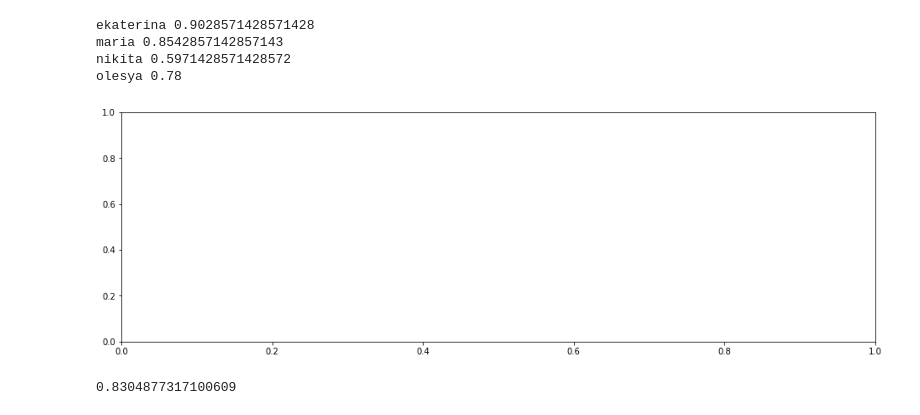
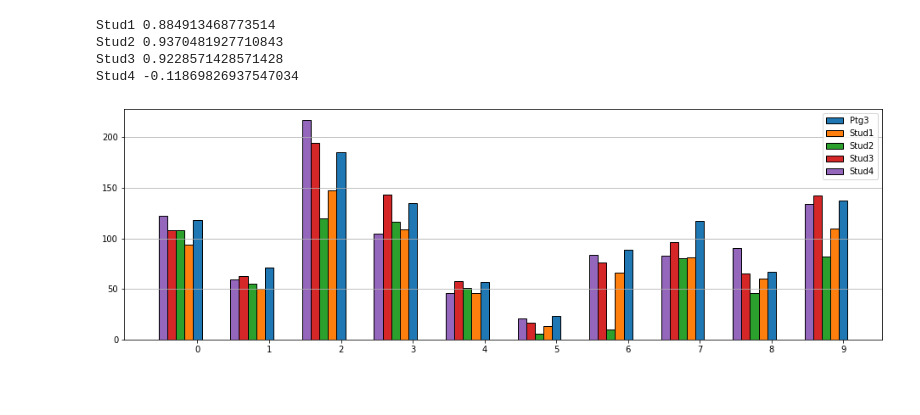
Before and after one commit to ispras/endometrium-dataset-analysis, a Jupyter notebook: notebooks/agreement.ipynb, the cells around one changed output. Drawn from its saved outputs; the diff is of its cells as text; code cells hidden in the pictures; blank space fills up the shorter version.

```diff
--- a/notebooks/agreement.ipynb
+++ b/notebooks/agreement.ipynb
@@ -37,7 +64,7 @@ else:
 # %%
 similarity = OKSimilarity(scale=7.36)
 # %%
-experts = ['alexandra', 'tatyana', 'konstantin']
+experts = ['Ptg3', 'Stud1', 'Stud2', 'Stud3', 'Stud4']
 # %%
 relaibility_matrix = compose_batch_relaibility_matrix(
     keypoints,
@@ -55,6 +92,6 @@ krippendorff.alpha(relaibility_matrix, level_of_measurement="nominal")
 # %%
-base_experts = [  "tatyana"]
-for student in ["ekaterina", "maria", "nikita", "olesya"]:
+base_experts = [  "Ptg3"]
+for student in ['Stud1', 'Stud2', 'Stud3', 'Stud4']:
     experts = base_experts + [student]
     relaibility_matrix = compose_batch_relaibility_matrix(
         keypoints,
@@ -75,5 +116,5 @@ olesya 0.830132492925135
 # %%
-experts = [ "alexandra", "tatyana", 'konstantin', "ekaterina", "maria", "nikita", "olesya"]
+experts = ['Ptg3', 'Stud1', 'Stud2', 'Stud3', 'Stud4']
 # %%
 num_images = 10
 keypoints_nums = np.zeros((len(experts), num_images))
@@ -88,7 +137,7 @@ krippendorff.alpha(reliability_data=keypoints_nums, level_of_measurement="ordina
 # %%
 num_images = 10
-base_experts = [  "tatyana"]
-for student in ["ekaterina", "maria", "nikita", "olesya"]:
+base_experts = [ "Ptg3"]
+for student in ['Stud1', 'Stud2', 'Stud3', 'Stud4']:
     experts = base_experts + [student]
 
     keypoints_nums = np.zeros((len(experts), num_images))
@@ -99,31 +148,27 @@ for student in ["ekaterina", "maria", "nikita", "olesya"]:
     alpha = krippendorff.alpha(reliability_data=keypoints_nums, level_of_measurement="ordinal")
     print(student, alpha)
 # %% [output]
-ekaterina 0.9028571428571428
-maria 0.8542857142857143
-nikita 0.5971428571428572
-olesya 0.78
+Stud1 0.884913468773514
+Stud2 0.9370481927710843
+Stud3 0.9228571428571428
+Stud4 -0.11869826937547034
 # %%
-experts = [ "alexandra", "tatyana", 'konstantin', "ekaterina", "maria", "nikita", "olesya"]
+experts = ['Ptg3', 'Stud1', 'Stud2', 'Stud3', 'Stud4']
 
-# experts = [ "alexandra", "tatyana", 'konstantin']
-# fig, ax = plt.subplots(1, figsize=(16,5))
 
-# keypoints_nums = np.zeros((len(experts), num_images))
+fig, ax = plt.subplots(1, figsize=(16,5))
 
-# for expert_i, expert in enumerate(experts):
-#     keypoints_num_expert = [len(keypoints[expert].from_image(image_i)) for image_i in range(num_images)]
-#     keypoints_nums[expert_i] = np.array(keypoints_num_expert)
+keypoints_nums = np.zeros((len(experts), num_images))
 
-# x = np.arange(10)
-# for idx in range(len(experts)):
-#     ax.set_xticks(np.arange(10))
-#     ax.bar(x - idx*0.12 , keypoints_nums[idx], width=0.12 , align='center', edgecolor='black', zorder=1)
-#     ax.legend(experts)
-#     ax.grid(b=True,axis="y", zorder=2)
+for expert_i, expert in enumerate(experts):
+    keypoints_num_expert = [len(keypoints[expert].from_image(image_i)) for image_i in range(num_images)]
+    keypoints_nums[expert_i] = np.array(keypoints_num_expert)
+
+x = np.arange(10)
+for idx in range(len(experts)):
+    ax.set_xticks(np.arange(10))
+    ax.bar(x - idx*0.12 , keypoints_nums[idx], width=0.12 , align='center', edgecolor='black', zorder=1)
+    ax.legend(experts)
+    ax.grid(b=True,axis="y", zorder=2)
 # %% [output]
-[figure, old version]
+[figure, new version]
-# %%
-krippendorff.alpha(reliability_data=keypoints_nums, level_of_measurement="ordinal")
-# %% [output]
-0.8304877317100609
```
Also changed, not shown: parts of 16 cells of this notebook, 5 other files.
